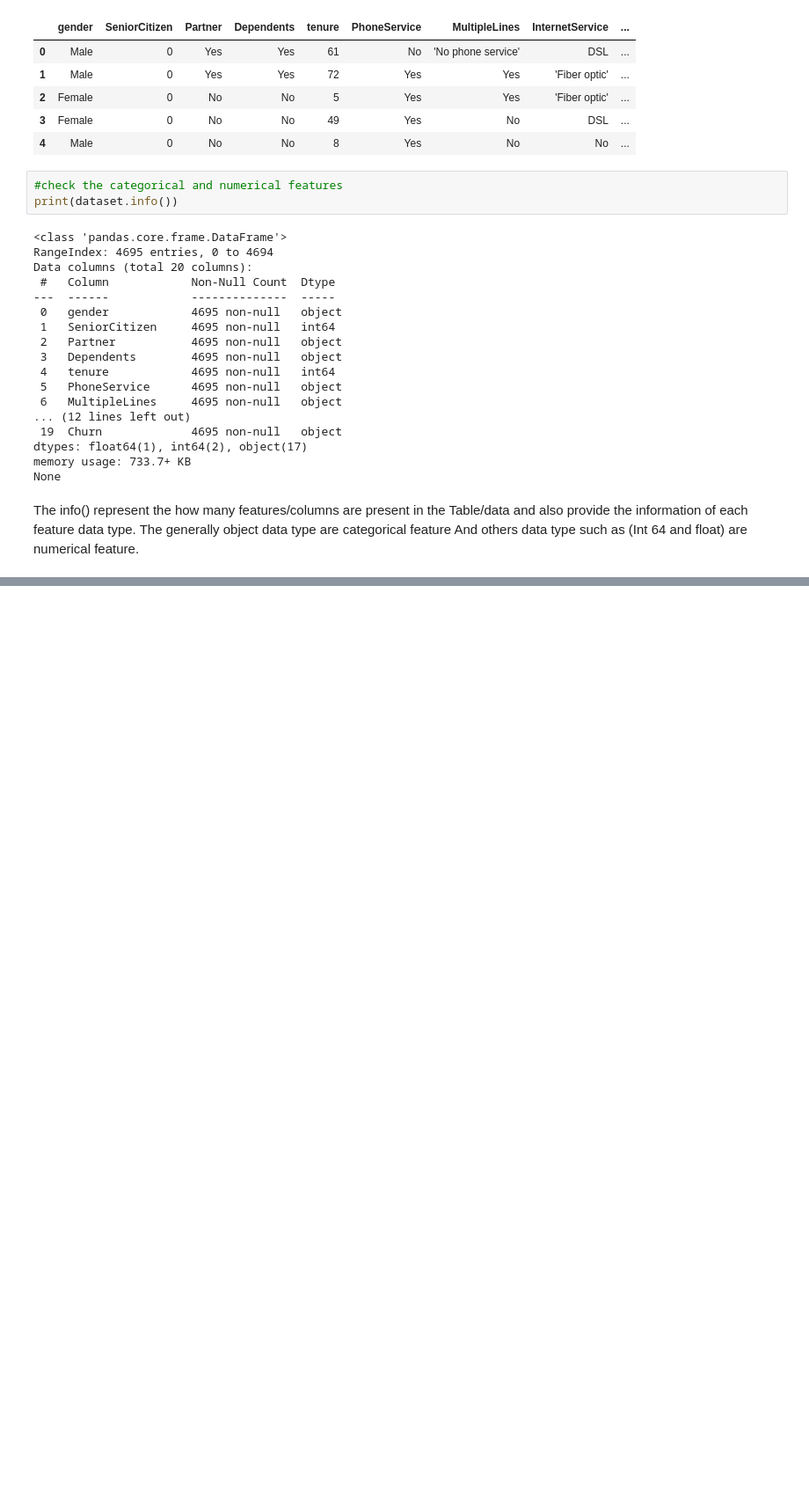
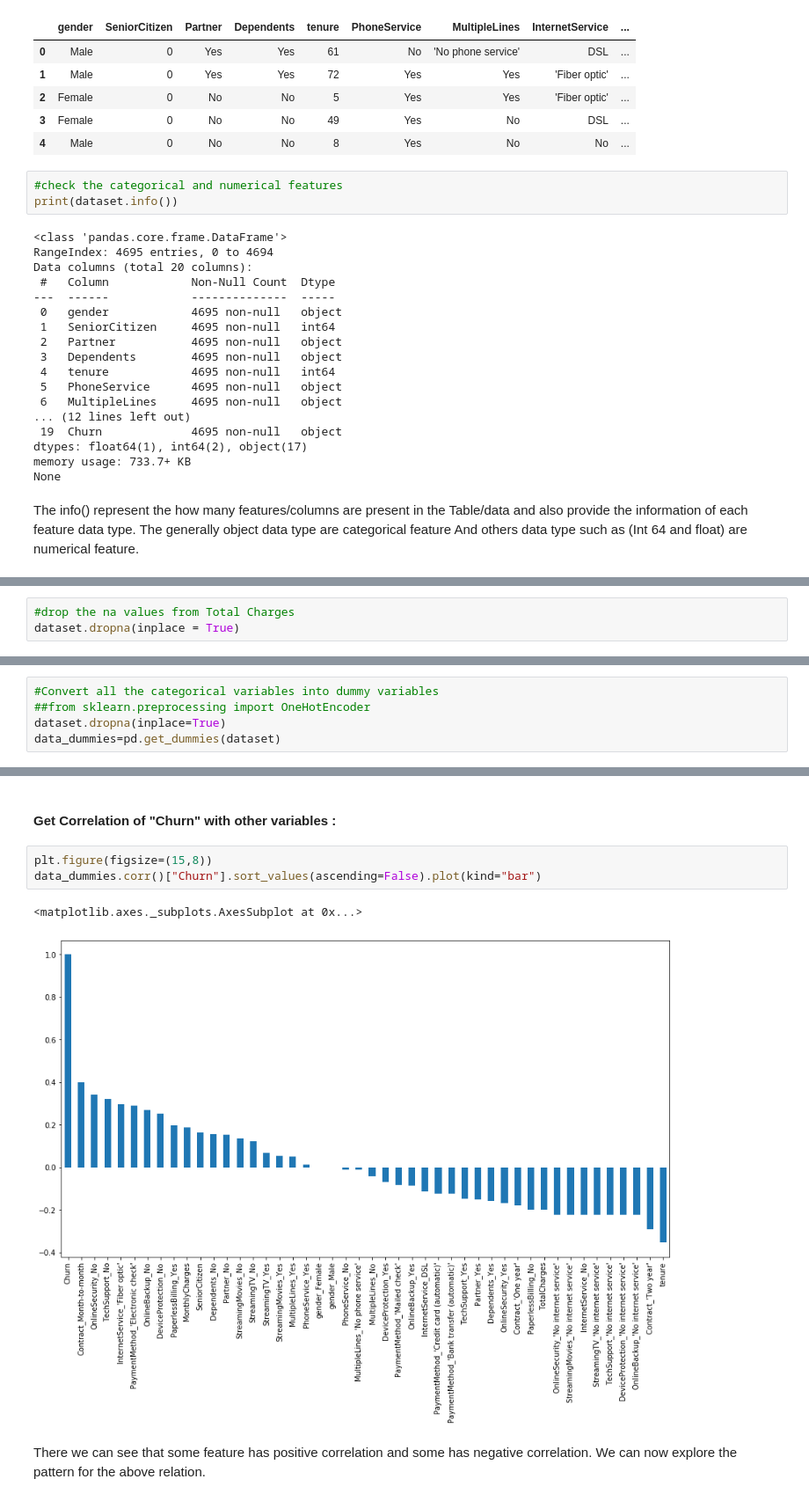
Before and after one commit to pgupta119/Churn-Problem, a Jupyter notebook: Churn problem.ipynb, the cells around one changed output, grey strips where cells are left out. Shown at 88% size. Drawn from its saved outputs; the diff is of its cells as text; blank space fills up the shorter version.

Commit message:
Updated  the Churn code

```diff
--- a/Churn problem.ipynb
+++ b/Churn problem.ipynb
@@ -174,0 +78,3 @@ dataswt
+# %%
+#drop the na values from Total Charges
+dataset.dropna(inplace = True)
@@ -174,0 +85,5 @@ dataswt
+# %%
+#Convert all the categorical variables into dummy variables
+##from sklearn.preprocessing import OneHotEncoder
+dataset.dropna(inplace=True)
+data_dummies=pd.get_dummies(dataset)
@@ -174,0 +100,10 @@ dataswt
+# %% [markdown]
+#### Get Correlation  of "Churn" with  other variables :
+# %%
+plt.figure(figsize=(15,8))
+data_dummies.corr()["Churn"].sort_values(ascending=False).plot(kind="bar")
+# %% [output]
+<matplotlib.axes._subplots.AxesSubplot at 0x...>
+[figure, added]
+# %% [markdown]
+There we can see that some feature has positive correlation and some has negative correlation. We can now explore the pattern for the above relation.
```
Also changed, not shown: parts of 114 cells of this notebook.
